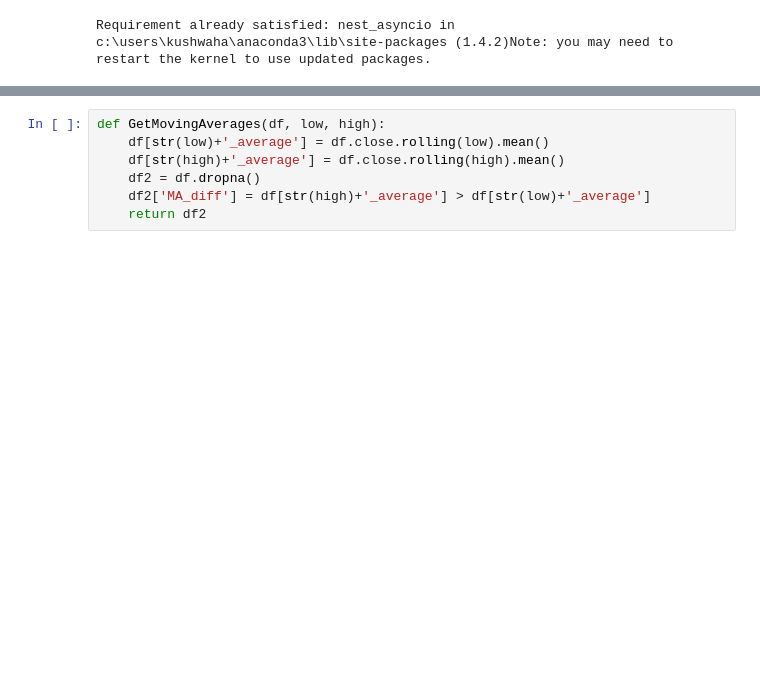
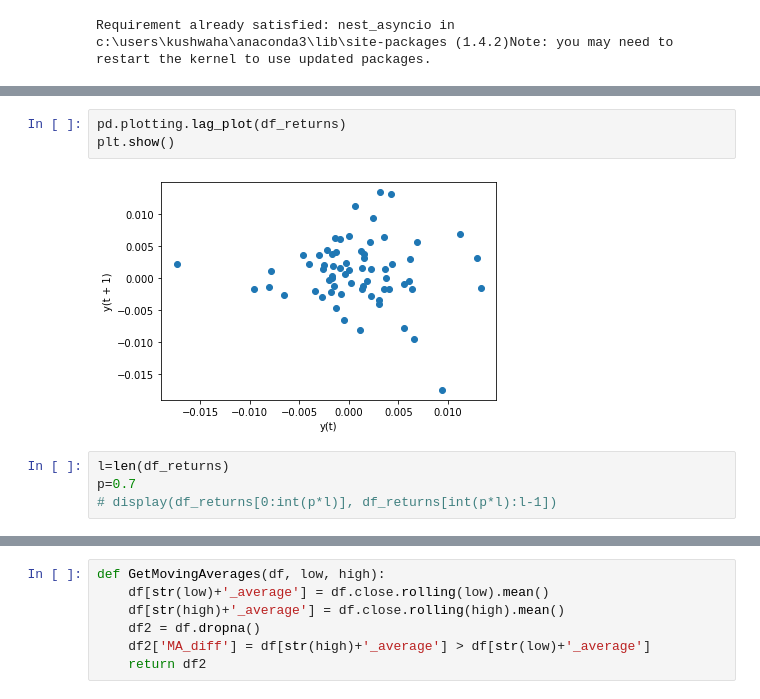
Before and after one commit to SonnyK33/btcalgo, a Jupyter notebook: btc_test.ipynb, the cells around one changed output, grey strips where cells are left out. Cells and saved outputs as stored; diff of their text form; blank space fills up the shorter version.

```diff
--- a/btc_test.ipynb
+++ b/btc_test.ipynb
@@ -58,0 +81,9 @@ BarData(date=datetime.datetime(2022, 8, 2, 22, 0), open=22810.125, high=22836.62
+# %%
+pd.plotting.lag_plot(df_returns)
+plt.show()
+# %% [output]
+[figure, added]
+# %%
+l=len(df_returns)
+p=0.7
+# display(df_returns[0:int(p*l)], df_returns[int(p*l):l-1])
```
Also changed, not shown: parts of 7 cells of this notebook, 1 other file.
